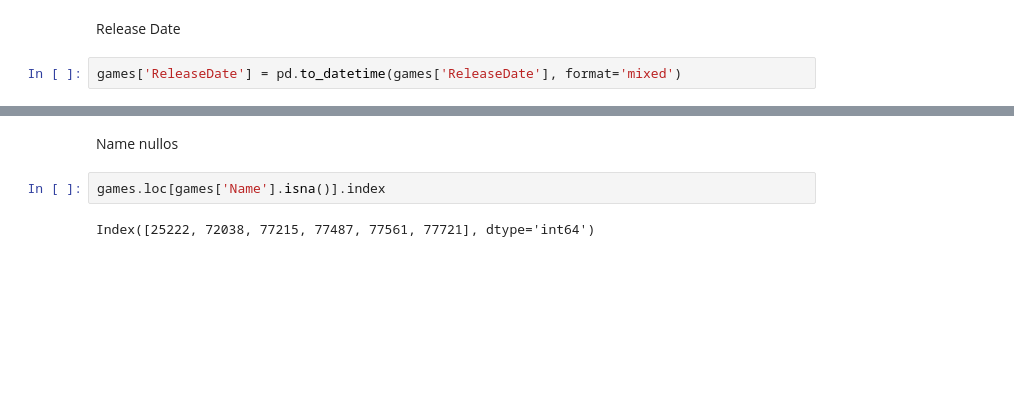
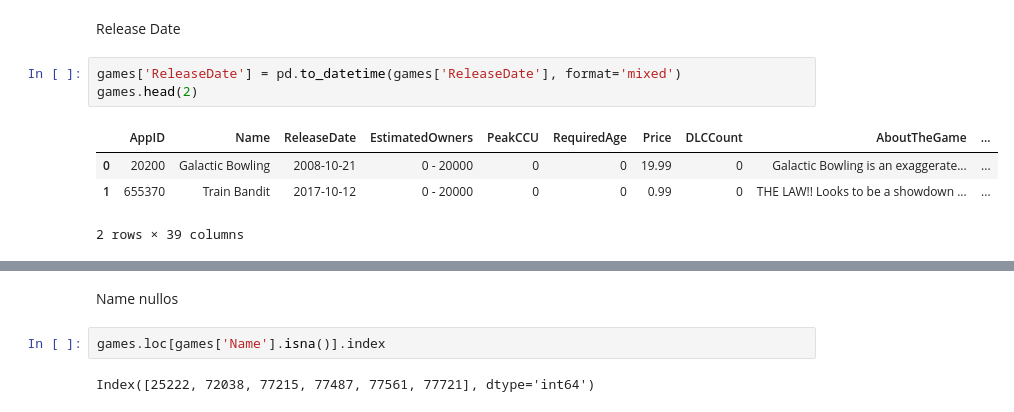
Before and after one commit to SamuelEscalante/SteamGames_Repository, a Jupyter notebook: EDA/raw_eda.ipynb, the cells around one changed output, grey strips where cells are left out. Saved outputs shown, nothing was run; the diff lists cells and outputs as text; blank space fills up the shorter version.

```diff
--- a/EDA/raw_eda.ipynb
+++ b/EDA/raw_eda.ipynb
@@ -122,3 +138,9 @@ games.head(5)
 Release Date
 # %%
 games['ReleaseDate'] = pd.to_datetime(games['ReleaseDate'], format='mixed')
+games.head(2)
+# %% [output]
+|  | AppID | Name | ReleaseDate | EstimatedOwners | PeakCCU | RequiredAge | Price | DLCCount | AboutTheGame | ... |
+| 0 | 20200 | Galactic Bowling | 2008-10-21 | 0 - 20000 | 0 | 0 | 19.99 | 0 | Galactic Bowling is an exaggerate... | ... |
+| 1 | 655370 | Train Bandit | 2017-10-12 | 0 - 20000 | 0 | 0 | 0.99 | 0 | THE LAW!! Looks to be a showdown ... | ... |
+2 rows × 39 columns
```
Also changed, not shown: parts of 19 cells of this notebook.
